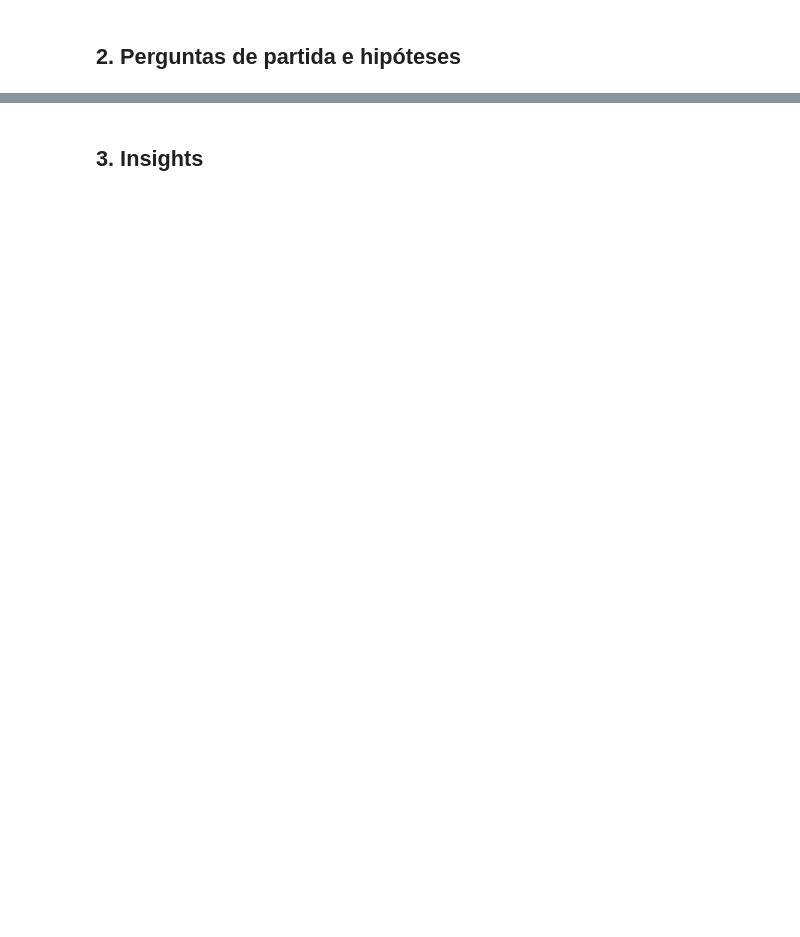
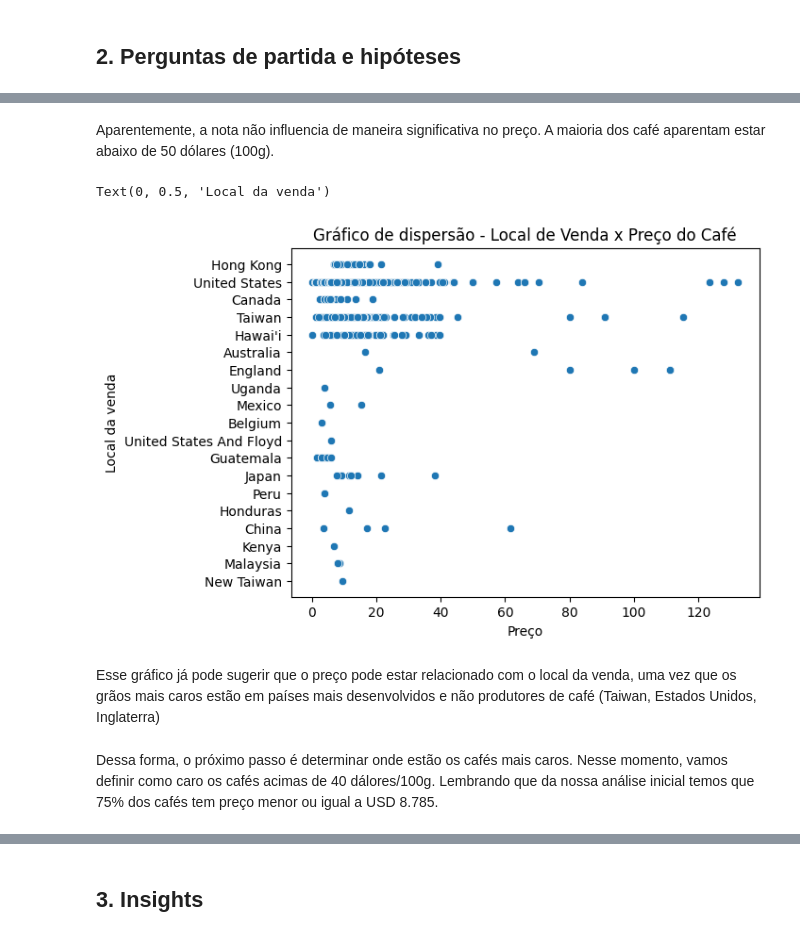
Before and after one commit to atlantico-academy/equipe3-2024.3, a Jupyter notebook: notebooks/01-exploratory_data_analysis.ipynb, the cells around one changed output, grey strips where cells are left out. Drawn from its saved outputs; the diff is of its cells as text; code cells hidden in the pictures; blank space fills up the shorter version.

Commit message:
fix: correção na análise exploratória

```diff
--- a/notebooks/01-exploratory_data_analysis.ipynb
+++ b/notebooks/01-exploratory_data_analysis.ipynb
@@ -87,0 +135,14 @@ sns.countplot(data=data, x='roast')
+# %% [markdown]
+Aparentemente, a nota não influencia de maneira significativa no preço. A maioria dos café aparentam estar abaixo de 50 dólares (100g).
+# %%
+sns.scatterplot(data=data, y='loc_country', x='100g_USD')
+plt.title("Gráfico de dispersão - Local de Venda x Preço do Café")
+plt.xlabel("Preço")
+plt.ylabel("Local da venda")
+# %% [output]
+Text(0, 0.5, 'Local da venda')
+[figure, added]
+# %% [markdown]
+Esse gráfico já pode sugerir que o preço pode estar relacionado com o local da venda, uma vez que os grãos mais caros estão em países mais desenvolvidos e não produtores de café (Taiwan, Estados Unidos, Inglaterra)
+# %% [markdown]
+Dessa forma, o próximo passo é determinar onde estão os cafés mais caros. Nesse momento, vamos definir como caro os cafés acimas de 40 dálores/100g. Lembrando que da nossa análise inicial temos que 75% dos cafés tem preço menor ou igual a USD 8.785.
```
Also changed, not shown: parts of 36 cells of this notebook, 2 other files.
